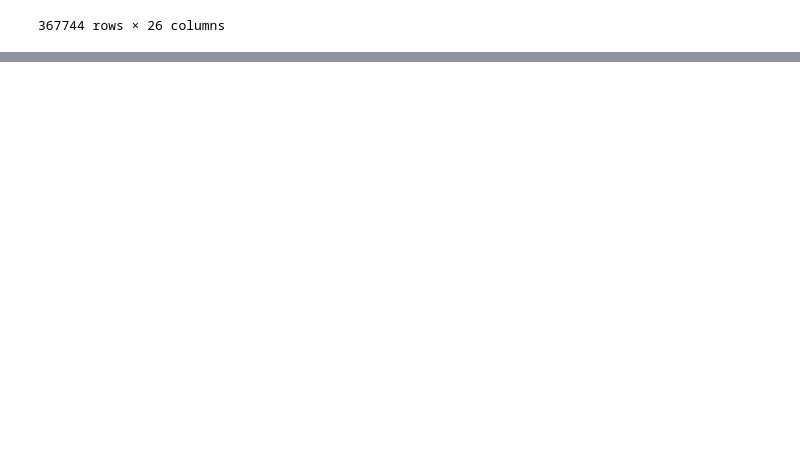
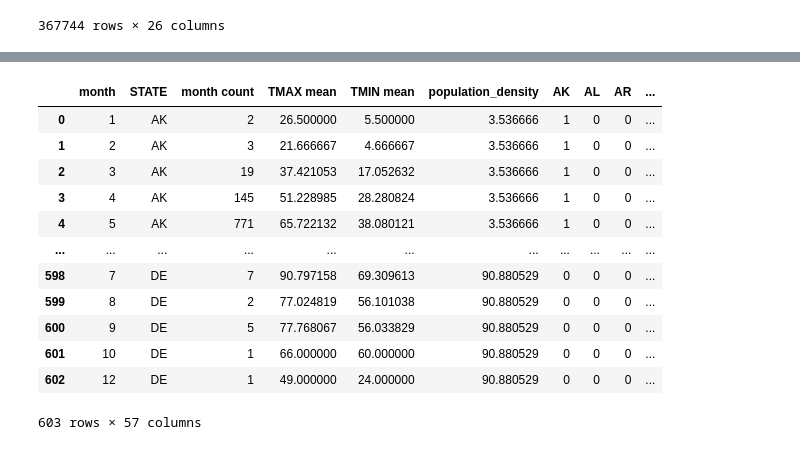
Before and after one commit to huruifu/733-project, a Jupyter notebook: monthly.ipynb, the cells around one changed output, grey strips where cells are left out. Cells and saved outputs as stored; diff of their text form; code cells hidden in the pictures; blank space fills up the shorter version.

Commit message:
predict monthly fire number

```diff
--- a/monthly.ipynb
+++ b/monthly.ipynb
@@ -39,0 +77,26 @@ for i in states:
+# %%
+mean_pd = df[df['population_density']>=0].groupby('STATE')['population_density'].mean().reset_index()
+# print(mean_pd)
+ml_df = df[['month', 'STATE', 'TMAX', 'TMIN']]
+ml_df = ml_df.groupby(['month', 'STATE']).agg({'month' : ['count'], 'TMAX' : 'mean', 'TMIN' : 'mean'}).reset_index()
+# ml_df.columns = ml_df.columns.get_level_values(0)
+ml_df.columns = [' '.join(col).strip() for col in ml_df.columns.values]
+# print(ml_df)
+X = ml_df.merge(mean_pd, how='inner', left_on='STATE', right_on='STATE')
+encoding = pd.get_dummies(X.STATE)
+X = X.join(encoding)
+X
+# %% [output]
+|  | month | STATE | month count | TMAX mean | TMIN mean | population_density | AK | AL | AR | ... |
+| 0 | 1 | AK | 2 | 26.500000 | 5.500000 | 3.536666 | 1 | 0 | 0 | ... |
+| 1 | 2 | AK | 3 | 21.666667 | 4.666667 | 3.536666 | 1 | 0 | 0 | ... |
+| 2 | 3 | AK | 19 | 37.421053 | 17.052632 | 3.536666 | 1 | 0 | 0 | ... |
+| 3 | 4 | AK | 145 | 51.228985 | 28.280824 | 3.536666 | 1 | 0 | 0 | ... |
+| 4 | 5 | AK | 771 | 65.722132 | 38.080121 | 3.536666 | 1 | 0 | 0 | ... |
+| ... | ... | ... | ... | ... | ... | ... | ... | ... | ... | ... |
+| 598 | 7 | DE | 7 | 90.797158 | 69.309613 | 90.880529 | 0 | 0 | 0 | ... |
+| 599 | 8 | DE | 2 | 77.024819 | 56.101038 | 90.880529 | 0 | 0 | 0 | ... |
+| 600 | 9 | DE | 5 | 77.768067 | 56.033829 | 90.880529 | 0 | 0 | 0 | ... |
+| 601 | 10 | DE | 1 | 66.000000 | 60.000000 | 90.880529 | 0 | 0 | 0 | ... |
+| 602 | 12 | DE | 1 | 49.000000 | 24.000000 | 90.880529 | 0 | 0 | 0 | ... |
+603 rows × 57 columns
```
Also changed, not shown: parts of 6 cells of this notebook, 2 other files.
